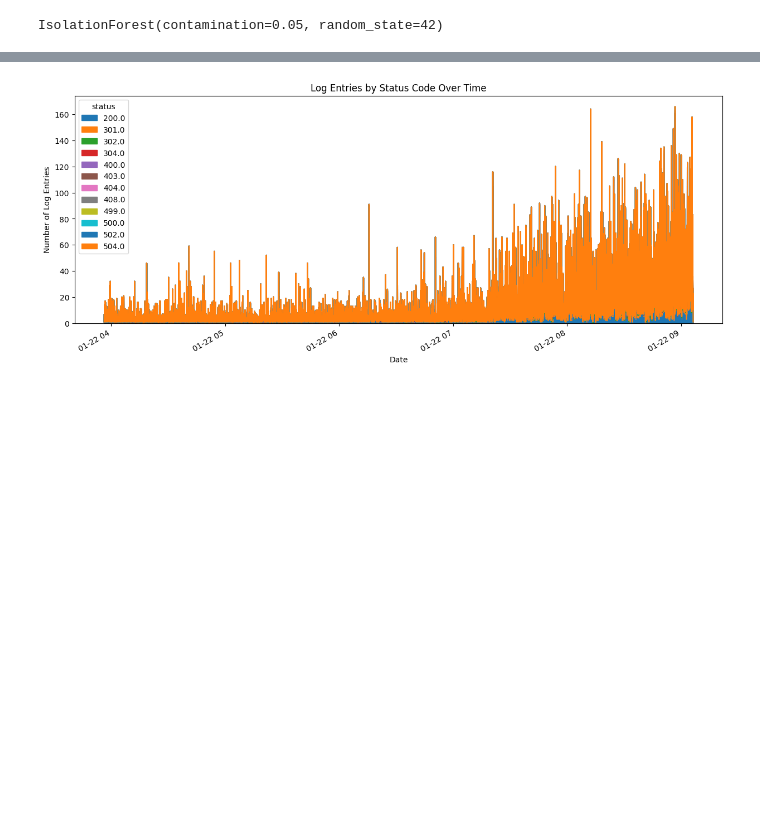
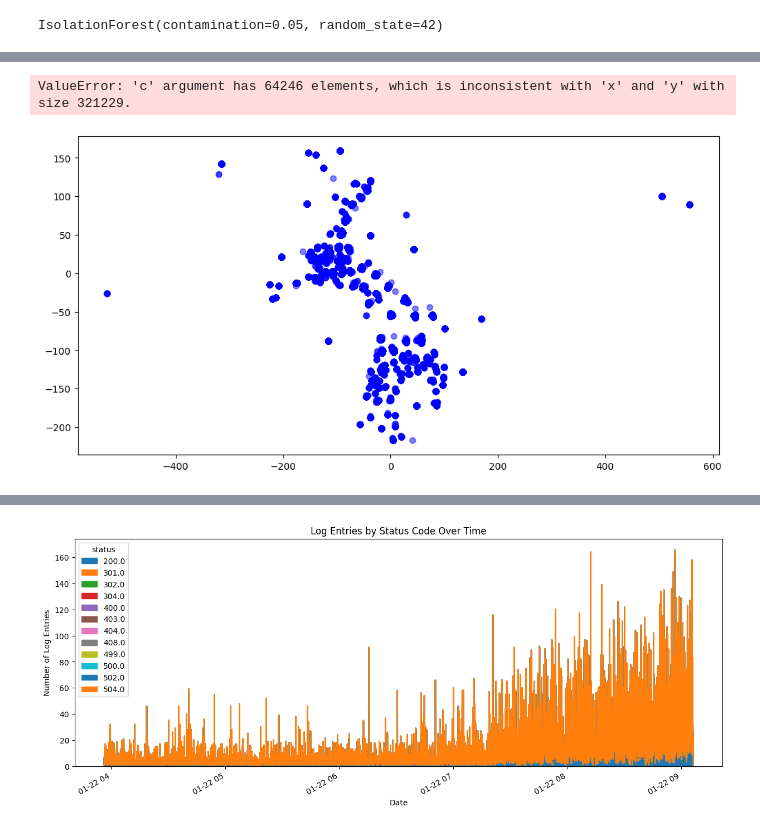
Before and after one commit to gitone912/secure_log_ai_final, a Jupyter notebook: models.ipynb, the cells around one changed output, grey strips where cells are left out. Saved outputs shown, nothing was run; the diff lists cells and outputs as text; code cells hidden in the pictures; blank space fills up the shorter version.

```diff
--- a/models.ipynb
+++ b/models.ipynb
@@ -373,0 +465,21 @@ plt.show()
+# %%
+import matplotlib.pyplot as plt
+import seaborn as sns
+from sklearn.manifold import TSNE
+
+# Use t-SNE for dimensionality reduction
+tsne = TSNE(n_components=2, random_state=42)
+reduced_data = tsne.fit_transform(scaled_data)
+
+# Plot original vs. reconstructed data
+plt.figure(figsize=(12, 6))
+plt.scatter(reduced_data[:, 0], reduced_data[:, 1], c='blue', label='Original Data', alpha=0.5)
+plt.scatter(reduced_data[:, 0], reduced_data[:, 1], c=mse, cmap='Reds', label='Reconstructed Data (Anomalies)', alpha=0.5)
+plt.title('Autoencoder: Original vs. Reconstructed Data')
+plt.xlabel('t-SNE Component 1')
+plt.ylabel('t-SNE Component 2')
+plt.legend()
+plt.show()
+# %% [output]
+ValueError: 'c' argument has 64246 elements, which is inconsistent with 'x' and 'y' with size 321229.
+[figure, added]
```
Also changed, not shown: parts of 18 cells of this notebook, 8 other files.
